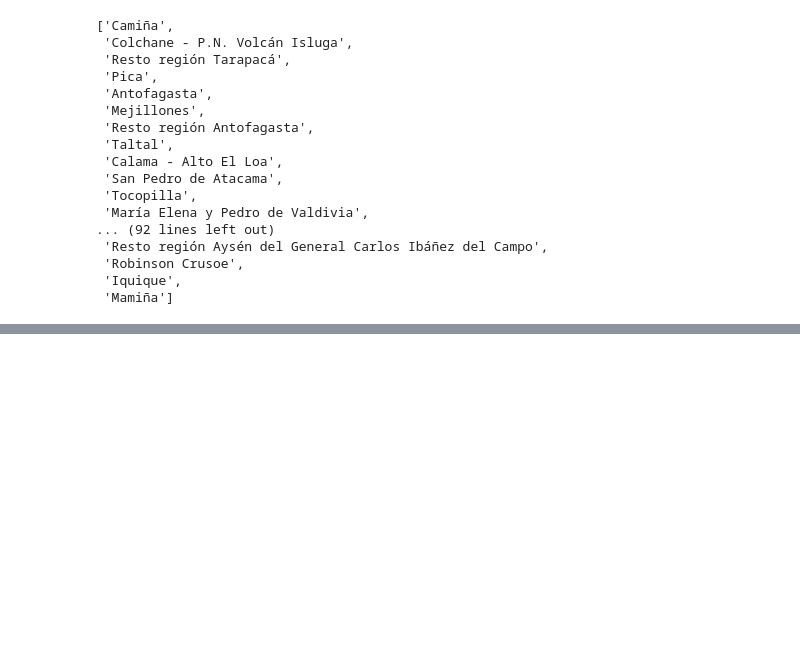
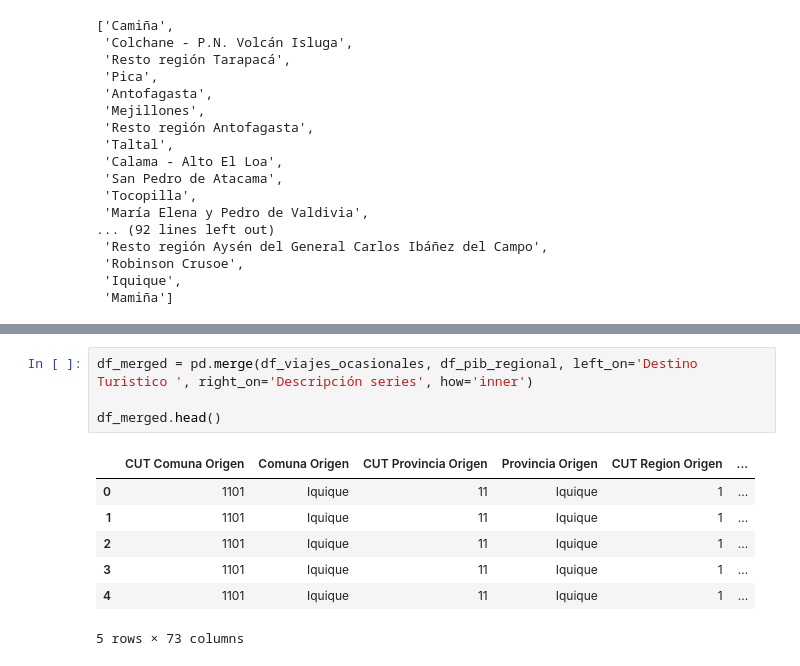
Before and after one commit to LuisCamachoRivero/Exploracion_Proyecto_Final, a Jupyter notebook: src/explore.ipynb, the cells around one changed output, grey strips where cells are left out. Cells and saved outputs as stored; diff of their text form; blank space fills up the shorter version.

```diff
--- a/src/explore.ipynb
+++ b/src/explore.ipynb
@@ -286,0 +303,12 @@ Holanda
+# %%
+df_merged = pd.merge(df_viajes_ocasionales, df_pib_regional, left_on='Destino Turistico ', right_on='Descripción series', how='inner')
+
+df_merged.head()
+# %% [output]
+|  | CUT Comuna Origen | Comuna Origen | CUT Provincia Origen | Provincia Origen | CUT Region Origen | ... |
+| 0 | 1101 | Iquique | 11 | Iquique | 1 | ... |
+| 1 | 1101 | Iquique | 11 | Iquique | 1 | ... |
+| 2 | 1101 | Iquique | 11 | Iquique | 1 | ... |
+| 3 | 1101 | Iquique | 11 | Iquique | 1 | ... |
+| 4 | 1101 | Iquique | 11 | Iquique | 1 | ... |
+5 rows × 73 columns
```
Also changed, not shown: parts of 6 cells of this notebook.
